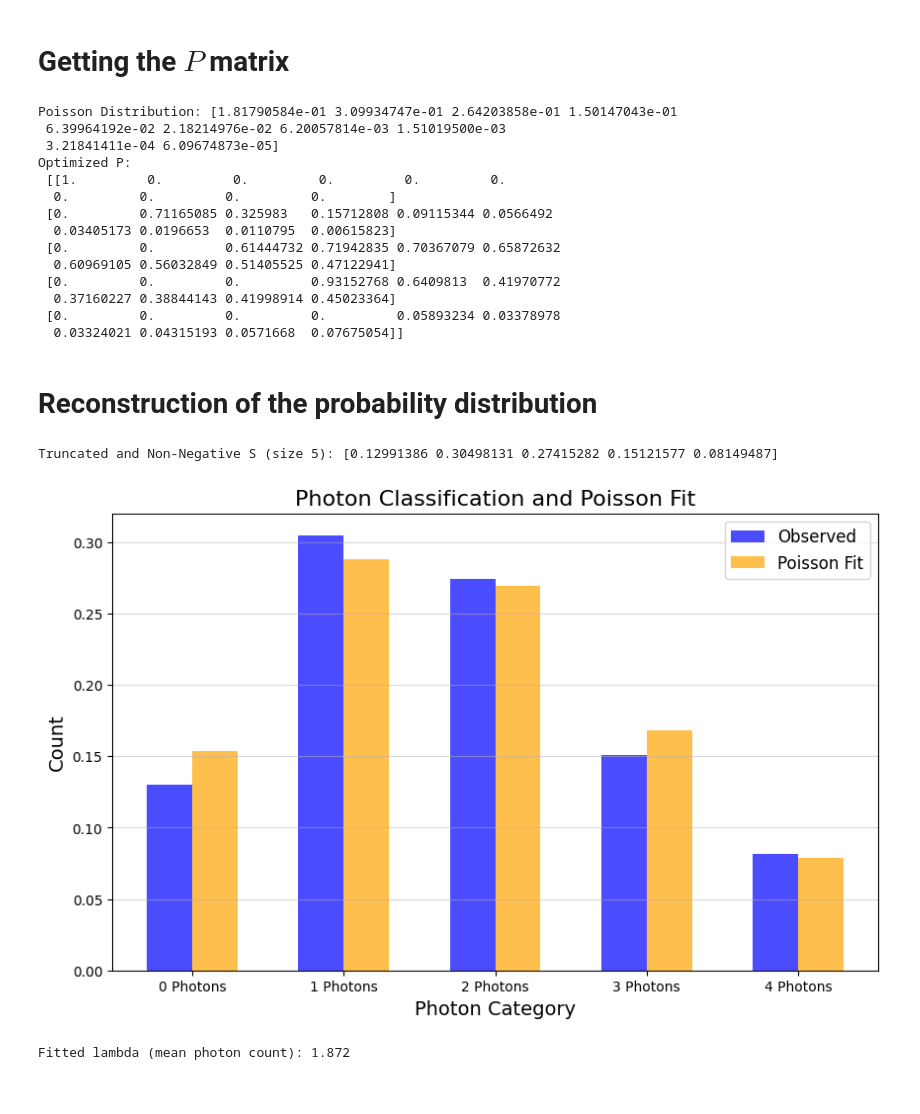
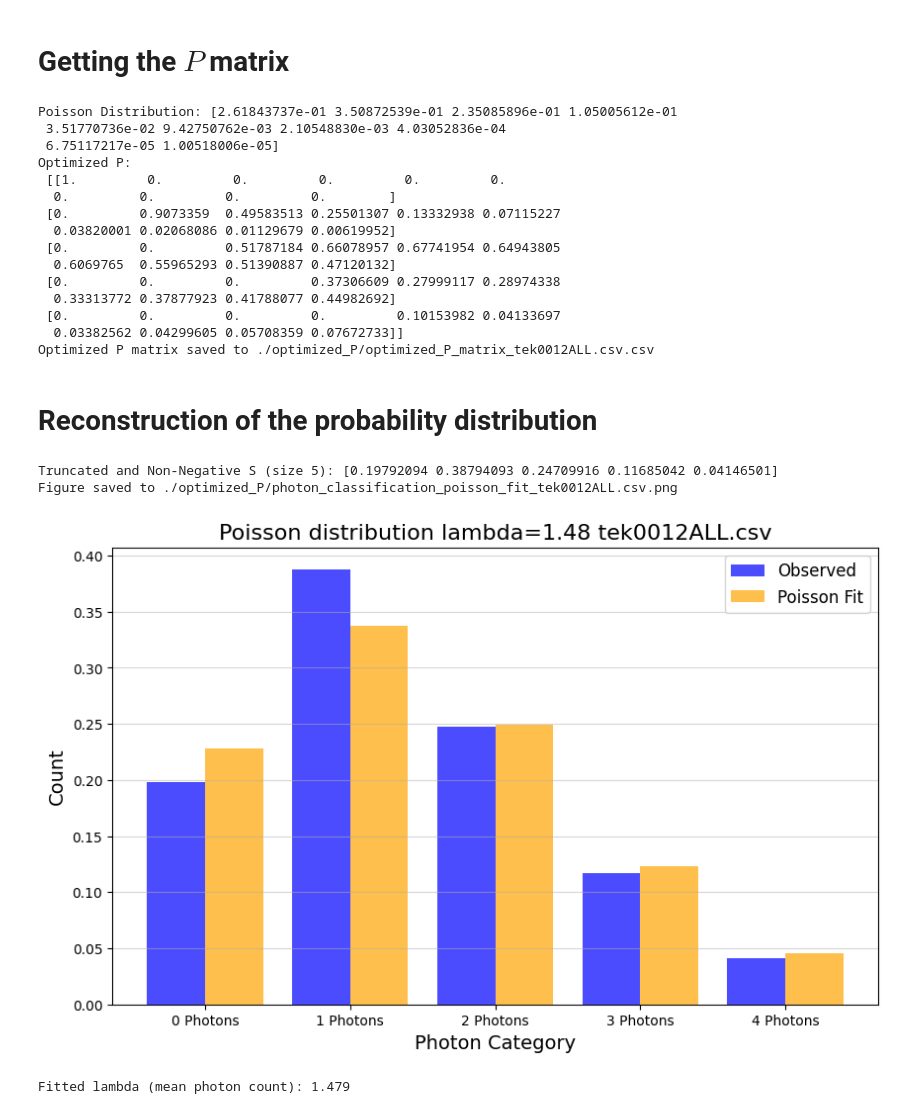
Before and after one commit to daalopezm/P_SNSPD_ID281-SYS-4D, a Jupyter notebook: measurement.ipynb, the cells around one changed output. Cells and saved outputs as stored; diff of their text form; code cells hidden in the pictures.

```diff
--- a/measurement.ipynb
+++ b/measurement.ipynb
@@ -10,7 +10,8 @@ file_path = 'tek0006ALL.csv'
 df = pd.read_csv(file_path, skiprows=20)
 
 # Rename columns
-df.columns = ['TIME', 'CH2', 'CH3', 'CH4']
+#df.columns = ['TIME', 'CH2', 'CH3', 'CH4']
+df.columns = ['TIME', 'CH4']
 
 # Extract time and signal data (assuming CH4 as example)
 time = df['TIME']
@@ -21,10 +22,10 @@ interval_width = 5.039999999983946e-08  # Time interval width
 
 # Define photon ranges (in volts)
 photon_ranges = {
-    '1 Photon': (-0.72, -0.43),
-    '2 Photon': (-1.13, -0.73),
-    '3 Photon': (-1.51, -1.14),
-    '4 Photon': (-1.95, -1.52),
+    '1 Photon': (-0.940, -0.600),
+    '2 Photon': (-1.220, -0.941),
+    '3 Photon': (-1.5, -1.221),
+    '4 Photon': (-1.97, -1.501),
 }
 
 # Classify peaks
@@ -295,9 +402,9 @@ def optimize_P(Q, S, n, m):
 
 
 # Example usage
-p = 0.517404580152672e-11  # Laser average power in watts
+p = 3.05e-12  # Laser average power in watts
 duty = 0.000006 # Duty cicle of the laser pulse
-tau = 0.3e-12  # Pulse duration in seconds
+tau = 0.4e-12  # Pulse duration in seconds
 wavelength = 1310e-9  # Laser wavelength in meters
 
 # Example usage
@@ -315,26 +422,31 @@ print("Poisson Distribution:", S)
 P_optimized = optimize_P(Q, S, n, m)
 print("Optimized P:\n", P_optimized)
 
+
+output_file = f"./optimized_P/optimized_P_matrix_{file_path}.csv"  # Define the file name
+np.savetxt(output_file, P_optimized, delimiter=',', fmt='%0.6f')  # Save P_optimized to CSV
+print(f"Optimized P matrix saved to {output_file}")
 #triu_indices = np.triu_indices(5, 0, 10)
 #p_T = P[triu_indices]
 
 #eu = euclidean_norm(p_T.flatten(), Q, S, n, m)
 #print(eu)
 # %% [output]
-Poisson Distribution: [1.81790584e-01 3.09934747e-01 2.64203858e-01 1.50147043e-01
- 6.39964192e-02 2.18214976e-02 6.20057814e-03 1.51019500e-03
- 3.21841411e-04 6.09674873e-05]
+Poisson Distribution: [2.61843737e-01 3.50872539e-01 2.35085896e-01 1.05005612e-01
+ 3.51770736e-02 9.42750762e-03 2.10548830e-03 4.03052836e-04
+ 6.75117217e-05 1.00518006e-05]
 Optimized P:
  [[1.         0.         0.         0.         0.         0.
   0.         0.         0.         0.        ]
- [0.         0.71165085 0.325983   0.15712808 0.09115344 0.0566492
-  0.03405173 0.0196653  0.0110795  0.00615823]
- [0.         0.         0.61444732 0.71942835 0.70367079 0.65872632
-  0.60969105 0.56032849 0.51405525 0.47122941]
- [0.         0.         0.         0.93152768 0.6409813  0.41970772
-  0.37160227 0.38844143 0.41998914 0.45023364]
- [0.         0.         0.         0.         0.05893234 0.03378978
-  0.03324021 0.04315193 0.0571668  0.07675054]]
+ [0.         0.9073359  0.49583513 0.25501307 0.13332938 0.07115227
+  0.03820001 0.02068086 0.01129679 0.00619952]
+ [0.         0.         0.51787184 0.66078957 0.67741954 0.64943805
+  0.6069765  0.55965293 0.51390887 0.47120132]
+ [0.         0.         0.         0.37306609 0.27999117 0.28974338
+  0.33313772 0.37877923 0.41788077 0.44982692]
+ [0.         0.         0.         0.         0.10153982 0.04133697
+  0.03382562 0.04299605 0.05708359 0.07672733]]
+Optimized P matrix saved to ./optimized_P/optimized_P_matrix_tek0012ALL.csv.csv
 # %% [markdown]
 # Reconstruction of the probability distribution
 # %%
@@ -363,6 +475,10 @@ def truncate_and_nnls(P, Q, k):
 
 # Example usage
 k = 5
+
+
+#S_truncated_nnls = truncate_and_nnls(avg_p_matrix, probabilities, k)
+
 S_truncated_nnls = truncate_and_nnls(P_optimized, probabilities, k)
 
 print(f"Truncated and Non-Negative S (size {k}):", S_truncated_nnls)
@@ -374,35 +490,42 @@ def poisson_scaled(k, lamb):
     return poisson.pmf(k, lamb)
 
 # Fit the Poisson distribution to the observed counts
-popt, _ = curve_fit(poisson_scaled, categories, S_truncated_nnls , p0=[1])  # Initial guess for lambda=1
+popt, _ = curve_fit(poisson_scaled, categories, S_truncated_nnls , p0=[0.3])  # Initial guess for lambda=1
 fitted_lambda = popt[0]
 
 # Generate the fitted Poisson counts
 poisson_fit_counts = poisson_scaled(categories, fitted_lambda)
 
 # Plot the histogram and Poisson fit
 plt.figure(figsize=(10, 6))
 
 # Observed counts
 plt.bar(categories - 0.2, S_truncated_nnls , width=0.4, label='Observed', color='blue', alpha=0.7)
 
 # Poisson fit
 plt.bar(categories + 0.2, poisson_fit_counts, width=0.4, label='Poisson Fit', color='orange', alpha=0.7)
 
 # Customize the plot
-plt.title('Photon Classification and Poisson Fit', fontsize=16)
+plt.title(f'Poisson distribution lambda={fitted_lambda:.2f} {file_path}', fontsize=16)
 plt.xlabel('Photon Category', fontsize=14)
 plt.ylabel('Count', fontsize=14)
 plt.xticks(categories, [f'{c} Photons' for c in categories])
 plt.legend(fontsize=12)
 plt.grid(axis='y', alpha=0.5)
 
+
+# Save the figure
+output_figure_path = f"./optimized_P/photon_classification_poisson_fit_{file_path}.png"  # Define the file name for saving the figure
+plt.savefig(output_figure_path, dpi=300, bbox_inches='tight')  # Save with high resolution and tight layout
+print(f"Figure saved to {output_figure_path}")
+
 # Show the plot
 plt.show()
 
 # Print the fitted lambda
 print(f"Fitted lambda (mean photon count): {fitted_lambda:.3f}")
 # %% [output]
-Truncated and Non-Negative S (size 5): [0.12991386 0.30498131 0.27415282 0.15121577 0.08149487]
+Truncated and Non-Negative S (size 5): [0.19792094 0.38794093 0.24709916 0.11685042 0.04146501]
+Figure saved to ./optimized_P/photon_classification_poisson_fit_tek0012ALL.csv.png
-[figure, old version]
+[figure, new version]
-Fitted lambda (mean photon count): 1.872
+Fitted lambda (mean photon count): 1.479
```
Also changed, not shown: parts of 4 cells of this notebook.
